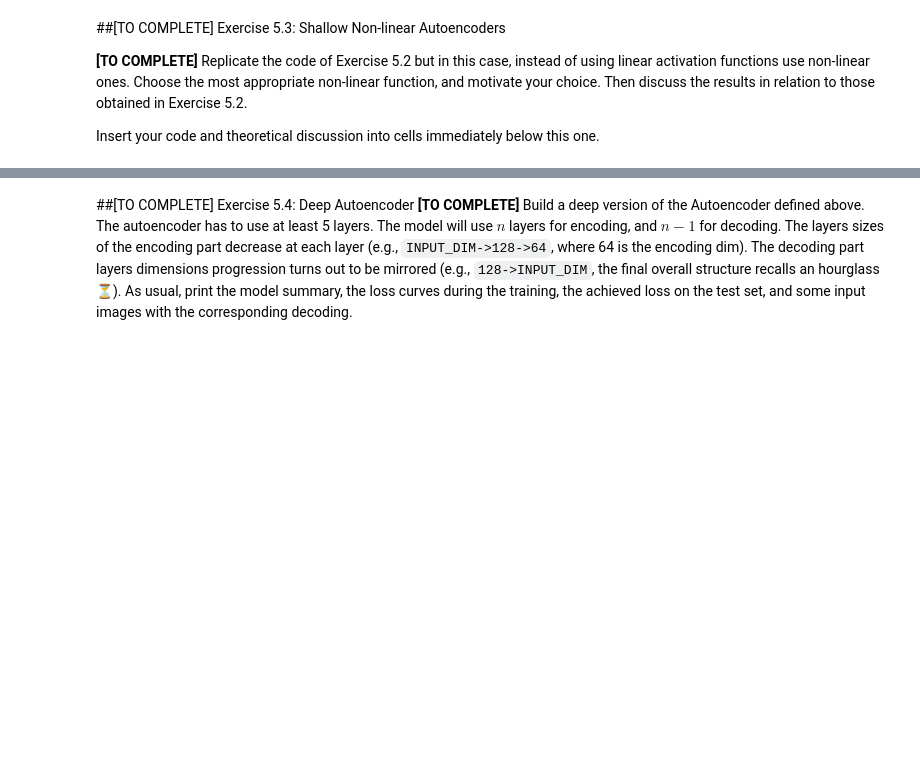
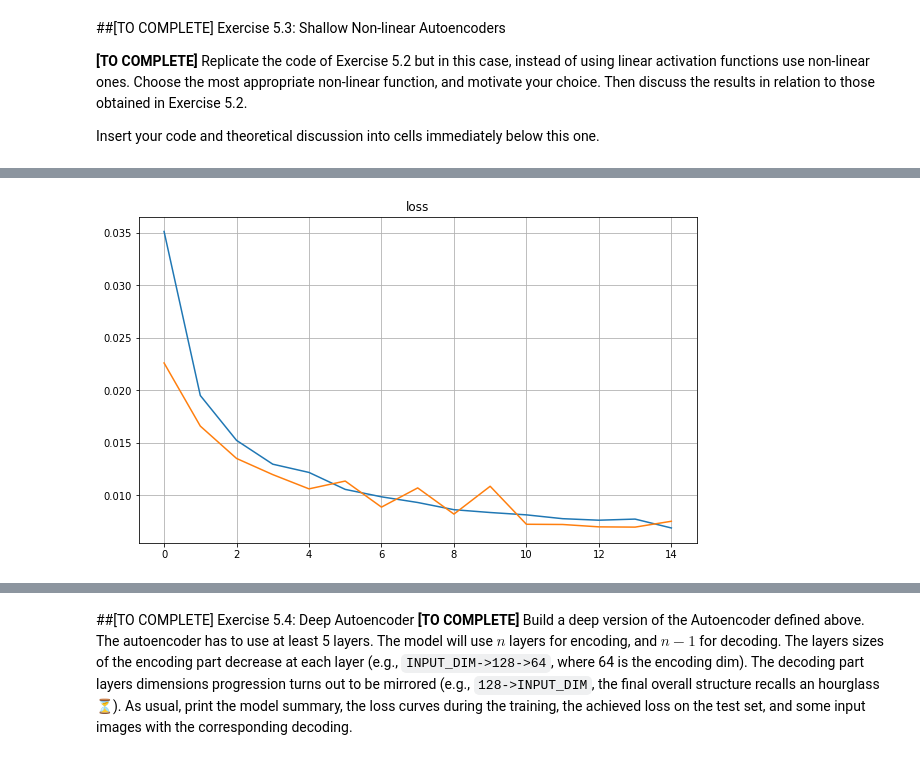
Before and after one commit to GionataGrotto/Deep-Learning, a Jupyter notebook: HW5.ipynb, the cells around one changed output, grey strips where cells are left out. Drawn from its saved outputs; the diff is of its cells as text; code cells hidden in the pictures; blank space fills up the shorter version.

```diff
--- a/HW5.ipynb
+++ b/HW5.ipynb
@@ -166,3 +217,26 @@ _Answer:_
 **[TO COMPLETE]** Replicate the code of Exercise 5.2 but in this case, instead of using linear activation functions use non-linear ones. Choose the most appropriate non-linear function, and motivate your choice. Then discuss the results in relation to those obtained in Exercise 5.2.
 
 Insert your code and theoretical discussion into cells immediately below this one.
+# %%
+ENCODING_DIM = 256
+INPUT_DIM = x_train.shape[-1]
+
+input_img = tf.keras.layers.Input(shape=(INPUT_DIM,))
+# Define the encoder...
+encoded = tf.keras.layers.Dense(ENCODING_DIM, activation='sigmoid')(input_img)
+
+# ...the decoder...
+decoded = tf.keras.layers.Dense(INPUT_DIM, activation='sigmoid')(encoded)
+
+# and the autoencoder
+autoencoder = tf.keras.models.Model(input_img, decoded)
+
+# In order to visualize the learned encoding, define a model that computes the
+# two parts separately.
+encoder = tf.keras.models.Model(input_img, encoded)
+encoded_input = tf.keras.layers.Input(shape=(ENCODING_DIM,))
+decoder_layer = autoencoder.layers[-1]
+decoder = tf.keras.models.Model(encoded_input, decoder_layer(encoded_input))
+
+# Finally, let's call the compile method
+autoencoder.compile(optimizer=tf.keras.optimizers.Adam(learning_rate=0.005), loss='mse')
@@ -168,0 +261,2 @@ Insert your code and theoretical discussion into cells immediately below this on
+# %%
+history = autoencoder.fit(x_train, x_train, epochs=15, batch_size=512, shuffle=True, validation_data=(x_valid, x_valid))
@@ -168,0 +281,6 @@ Insert your code and theoretical discussion into cells immediately below this on
+# %%
+plot_loss(history)
+
+scores = autoencoder.evaluate(x_test, x_test, verbose=2)
+print("Test mse: %.5f" % (scores))
+# %% [output]
@@ -168,0 +289 @@ Insert your code and theoretical discussion into cells immediately below this on
+[figure, added]
```
Also changed, not shown: parts of 33 cells of this notebook.
